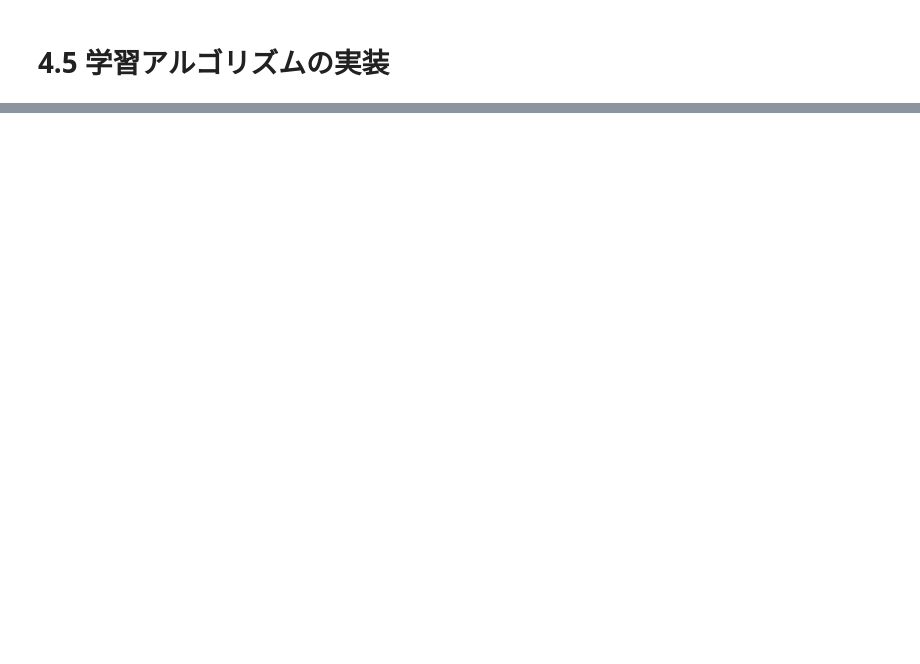
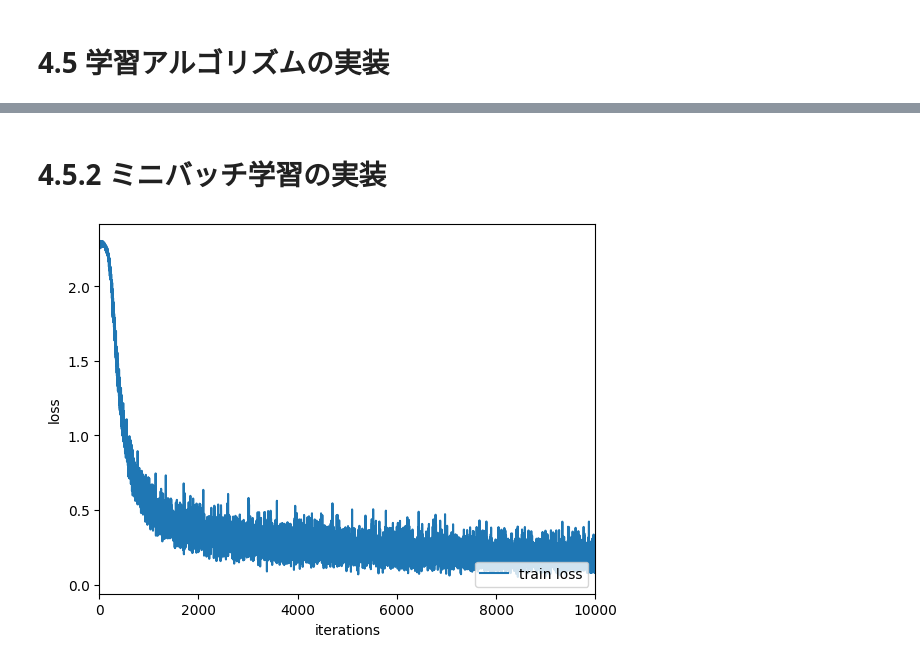
Before and after one commit to Kuwassu/deep-learning-from-scratch, a Jupyter notebook: ch04/ch4.ipynb, the cells around one changed output, grey strips where cells are left out. Cells and saved outputs as stored; diff of their text form; code cells hidden in the pictures; blank space fills up the shorter version.

```diff
--- a/ch04/ch4.ipynb
+++ b/ch04/ch4.ipynb
@@ -67,4 +75,5 @@ def cross_entropy_error(y, t):
     y = y.reshape(1, y.size)
 
   batch_size = y.shape[0]
-  return -np.sum(t * np.log(y + 1e-7)) / batch_size
+  print(y[np.arange(batch_size), t])
+  return -np.sum(np.log(y[np.arange(batch_size), t] + 1e-7)) / batch_size
@@ -121,6 +133,11 @@ numerical_diff(function_tmp2, 4.0)
 ## 4.4
 # %%
 def numerical_gradient(f, x):
+  """
+  f: function
+  x: np.array
+  """
+  # print(f"x: {x}")
   h = 1e-4
   grad = np.zeros_like(x)
 
@@ -128,11 +145,16 @@ def numerical_gradient(f, x):
     tmp_val = x[idx]
     x[idx] = tmp_val + h
     fxh1 = f(x)
+    # print(f"x: {x}")
+    # print(f"f(x+h): {f(x)}")
 
     x[idx] = tmp_val - h
     fxh2 = f(x)
+    # print(f"x: {x}")
+    # print(f"f(x-h): {f(x)}")
 
     grad[idx] = (fxh1 - fxh2) / (2*h)
+    # print(f"grad: {grad}\n")
     x[idx] = tmp_val
 
   return grad
@@ -267,0 +388,47 @@ class TwoLayerNet:
+# %% [markdown]
+# 4.5.2 ミニバッチ学習の実装
+# %%
+import numpy as np
+from dataset.mnist import load_mnist
+from two_layer_net import TwoLayerNet
+
+(x_train, t_train), (x_test, t_test) = load_mnist(normalize=True, one_hot_label=True)
+
+train_loss_list = []
+
+# ハイパーパラメータ
+iters_num = 10000
+train_size = x_train.shape[0]
+batch_size = 100
+learning_rate = 0.1
+
+network = TwoLayerNet(input_size=784, hidden_size=50, output_size=10)
+
+for i in range(iters_num):
+  # ミニバッチの取得
+  batch_mask = np.random.choice(train_size, batch_size)
+  x_batch = x_train[batch_mask]
+  t_batch = t_train[batch_mask]
+
+  # 勾配の計算
+  # grad = network.numerical_gradient(x_batch, t_batch)
+  grad = network.gradient(x_batch, t_batch)
+
+  # パラメータの更新
+  for key in ('W1', 'b1', 'W2', 'b2'):
+    network.params[key] -= learning_rate * grad[key]
+
+  # 学習経過の記録
+  loss = network.loss(x_batch, t_batch)
+  train_loss_list.append(loss)
+
+# グラフの描画
+x = np.arange(len(train_loss_list))
+plt.plot(x, train_loss_list, label='train loss')
+plt.xlabel("iterations")
+plt.ylabel("loss")
+plt.xlim(0, 10000)
+plt.legend(loc='lower right')
+plt.show()
+# %% [output]
+[figure, added]
```
Also changed, not shown: parts of 19 cells of this notebook, 6 other files.
